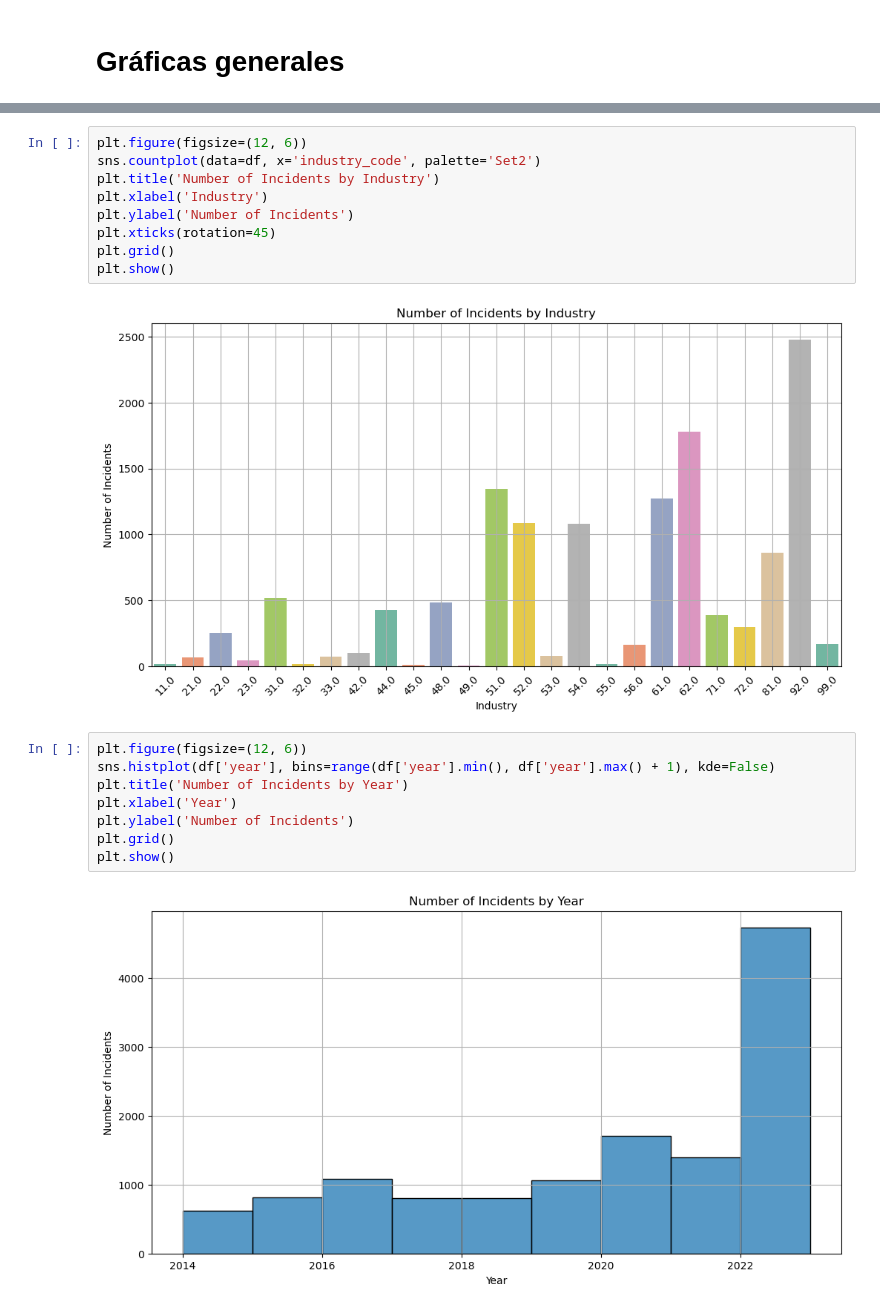
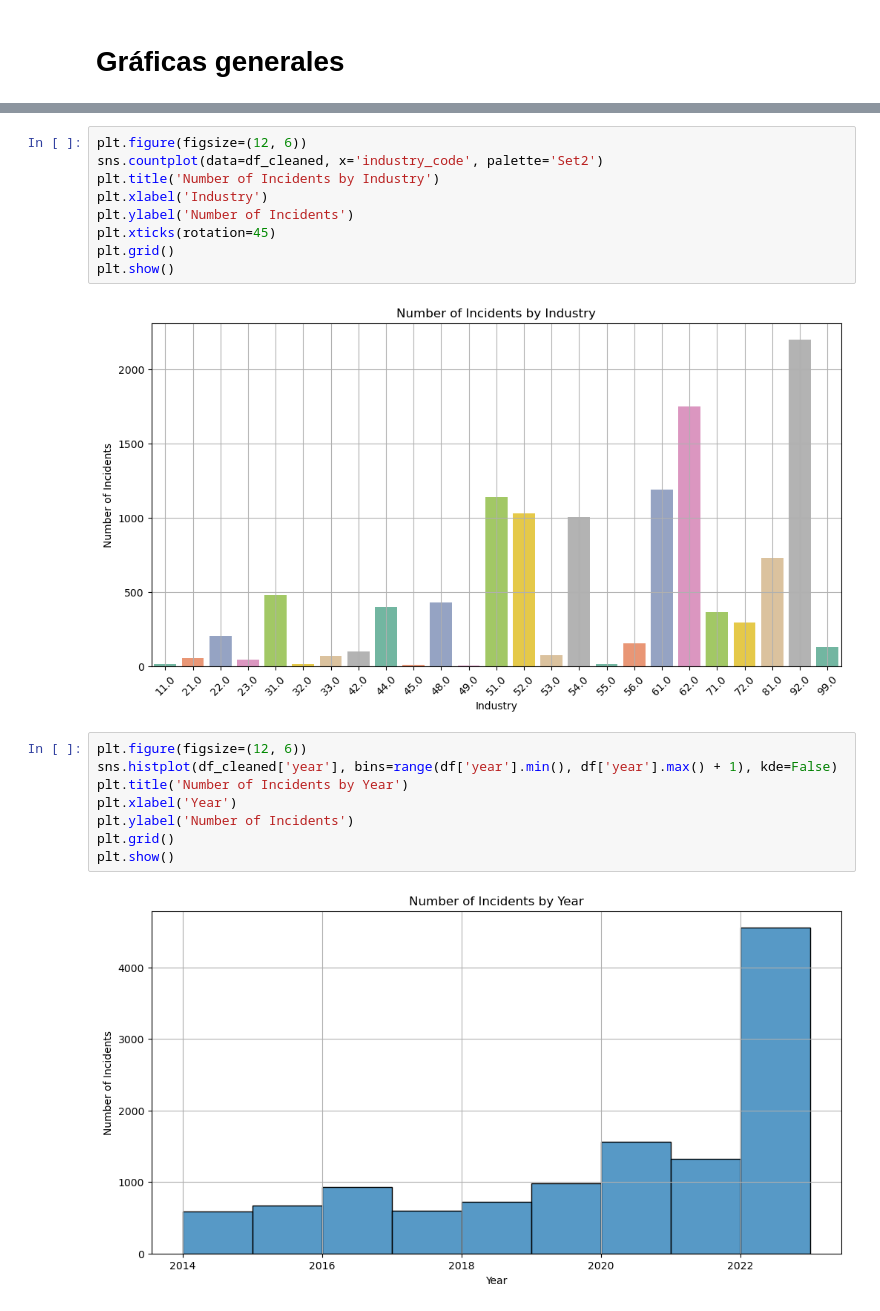
Before and after one commit to sdomialo/DeNexus_CSV-Analysis, a Jupyter notebook: CISSM_clean.ipynb, the cells around one changed output, grey strips where cells are left out. Cells and saved outputs as stored; diff of their text form.

```diff
--- a/CISSM_clean.ipynb
+++ b/CISSM_clean.ipynb
@@ -661,6 +661,6 @@ plt.show()
 # %%
 plt.figure(figsize=(12, 6))
-sns.countplot(data=df, x='industry_code', palette='Set2')
+sns.countplot(data=df_cleaned, x='industry_code', palette='Set2')
 plt.title('Number of Incidents by Industry')
 plt.xlabel('Industry')
 plt.ylabel('Number of Incidents')
@@ -668,14 +668,14 @@ plt.xticks(rotation=45)
 plt.grid()
 plt.show()
 # %% [output]
-[figure, old version]
+[figure, new version]
 # %%
 plt.figure(figsize=(12, 6))
-sns.histplot(df['year'], bins=range(df['year'].min(), df['year'].max() + 1), kde=False)
+sns.histplot(df_cleaned['year'], bins=range(df['year'].min(), df['year'].max() + 1), kde=False)
 plt.title('Number of Incidents by Year')
 plt.xlabel('Year')
 plt.ylabel('Number of Incidents')
 plt.grid()
 plt.show()
 # %% [output]
-[figure, old version]
+[figure, new version]
```
Also changed, not shown: parts of 6 cells of this notebook, 1 other file.
